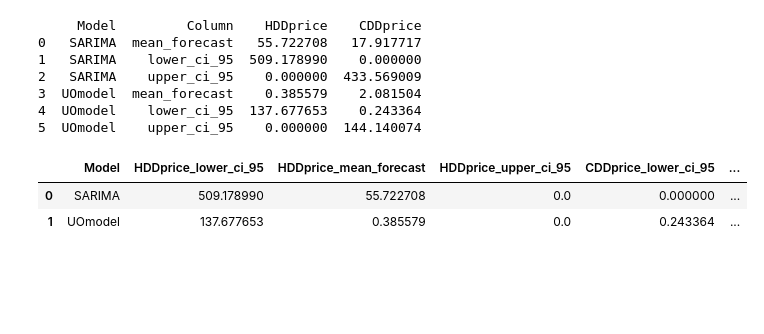
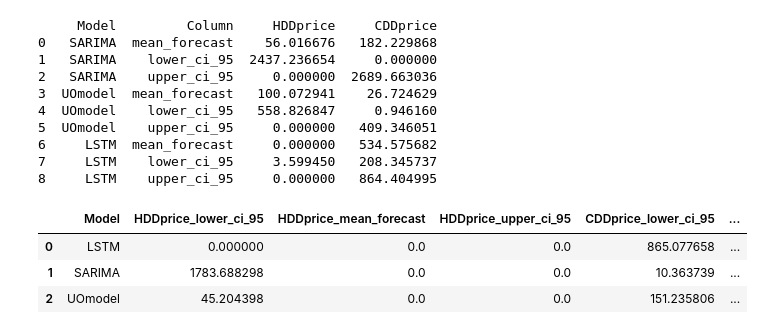
Before and after one commit to GianiRanzetti/Minerva---Weather-Derivatives, a Jupyter notebook: pricer.ipynb, the cells around one changed output. Drawn from its saved outputs; the diff is of its cells as text; code cells hidden in the pictures; blank space fills up the shorter version.

Commit message:
prices added

```diff
--- a/pricer.ipynb
+++ b/pricer.ipynb
@@ -71,7 +71,14 @@ def price_weather_derivative(forecast_series: pd.Series,
 SARIMAforecast = pd.read_csv('Forecasts/SARIMA_Forecast.csv', index_col=0)
 
 # Take only the first 31 rows
-SARIMAforecast = SARIMAforecast.iloc[1:31]
+SARIMAforecast = SARIMAforecast.iloc[1:]
+# %%
+# Open up CSV file forecast
+LSTMforecast = pd.read_csv('/Users/gianiranzetti/Github/Minerva---Weather-Derivatives/Forecasts/predictions_with_ci.csv', index_col=0)
+
+# Drop the column 'Actual Data' from LSTMforecast
+LSTMforecast = LSTMforecast.drop('Actual', axis=1)
+LSTMforecast.index = SARIMAforecast[:-1].index
 # %%
 import json
 
@@ -108,7 +96,7 @@ UOmodelforecast
 # %%
 # Assuming price_weather_derivative is defined and available
-forecasts = [SARIMAforecast, UOmodelforecast]
-forecast_names = ['SARIMA', 'UOmodel']  # Manually specifying the model names
+forecasts = [SARIMAforecast, UOmodelforecast, LSTMforecast]
+forecast_names = ['SARIMA', 'UOmodel', 'LSTM']  # Manually specifying the model names
 
 column_names = UOmodelforecast.columns
 
@@ -140,19 +128,20 @@ prices_df = pd.DataFrame(prices)
 # Print or return the final DataFrame
 print(prices_df)
 # %% [output]
-     Model         Column    HDDprice    CDDprice
-0   SARIMA  mean_forecast   55.722708   17.917717
-1   SARIMA    lower_ci_95  509.178990    0.000000
-2   SARIMA    upper_ci_95    0.000000  433.569009
-3  UOmodel  mean_forecast    0.385579    2.081504
-4  UOmodel    lower_ci_95  137.677653    0.243364
-5  UOmodel    upper_ci_95    0.000000  144.140074
+     Model         Column     HDDprice     CDDprice
+0   SARIMA  mean_forecast    56.016676   182.229868
+1   SARIMA    lower_ci_95  2437.236654     0.000000
+2   SARIMA    upper_ci_95     0.000000  2689.663036
+3  UOmodel  mean_forecast   100.072941    26.724629
+4  UOmodel    lower_ci_95   558.826847     0.946160
+5  UOmodel    upper_ci_95     0.000000   409.346051
+6     LSTM  mean_forecast     0.000000   534.575682
+7     LSTM    lower_ci_95     3.599450   208.345737
+8     LSTM    upper_ci_95     0.000000   864.404995
 # %%
-import pandas as pd
-
 # Assuming price_weather_derivative is defined and available
-forecasts = [SARIMAforecast, UOmodelforecast]
-forecast_names = ['SARIMA', 'UOmodel']  # Manually specifying the model names
+forecasts = [SARIMAforecast, UOmodelforecast, LSTMforecast]
+forecast_names = ['SARIMA', 'UOmodel', 'LSTM']  # Manually specifying the model names
 
 column_names = UOmodelforecast.columns
 
@@ -164,35 +153,36 @@ for forecast, model_name in zip(forecasts, forecast_names):  # Iterate over fore
     for column in column_names:
 
         # Assuming the price_weather_derivative function calculates the prices based on historical data and forecast
-        result = price_weather_derivative(forecast[column], historical_data, strike=0, notional=1)
+        result = price_weather_derivative(forecast[column], historical_data, strike=0, notional=1, reference_temp=18)
 
         # Get the HDD and CDD prices from the result
         HDDprice = result["HDD_price"]
         CDDprice = result["CDD_price"]
 
         # Append the resulting prices to the list
         prices.append({
             'Model': model_name,  # Use model name directly
             'Column': column,
             'HDDprice': HDDprice,
             'CDDprice': CDDprice
         })
 
 # Convert the list to a DataFrame for easy inspection
 prices_df = pd.DataFrame(prices)
 
 # Reshape the DataFrame to have the required format: one row per model
 reshaped_df = prices_df.pivot(index='Model', columns='Column', values=['HDDprice', 'CDDprice'])
 
 # Flatten the MultiIndex columns for easier access
 reshaped_df.columns = [f'{col[0]}_{col[1]}' for col in reshaped_df.columns]
 
 # Reset the index so the model names are included as a column
 reshaped_df.reset_index(inplace=True)
 
 # Print the reshaped DataFrame
 reshaped_df
 # %% [output]
 |  | Model | HDDprice_lower_ci_95 | HDDprice_mean_forecast | HDDprice_upper_ci_95 | CDDprice_lower_ci_95 | ... |
-| 0 | SARIMA | 509.178990 | 55.722708 | 0.0 | 0.000000 | ... |
-| 1 | UOmodel | 137.677653 | 0.385579 | 0.0 | 0.243364 | ... |
+| 0 | LSTM | 0.000000 | 0.0 | 0.0 | 865.077658 | ... |
+| 1 | SARIMA | 1783.688298 | 0.0 | 0.0 | 10.363739 | ... |
+| 2 | UOmodel | 45.204398 | 0.0 | 0.0 | 151.235806 | ... |
```
Also changed, not shown: parts of 7 cells of this notebook, 5 other files.
